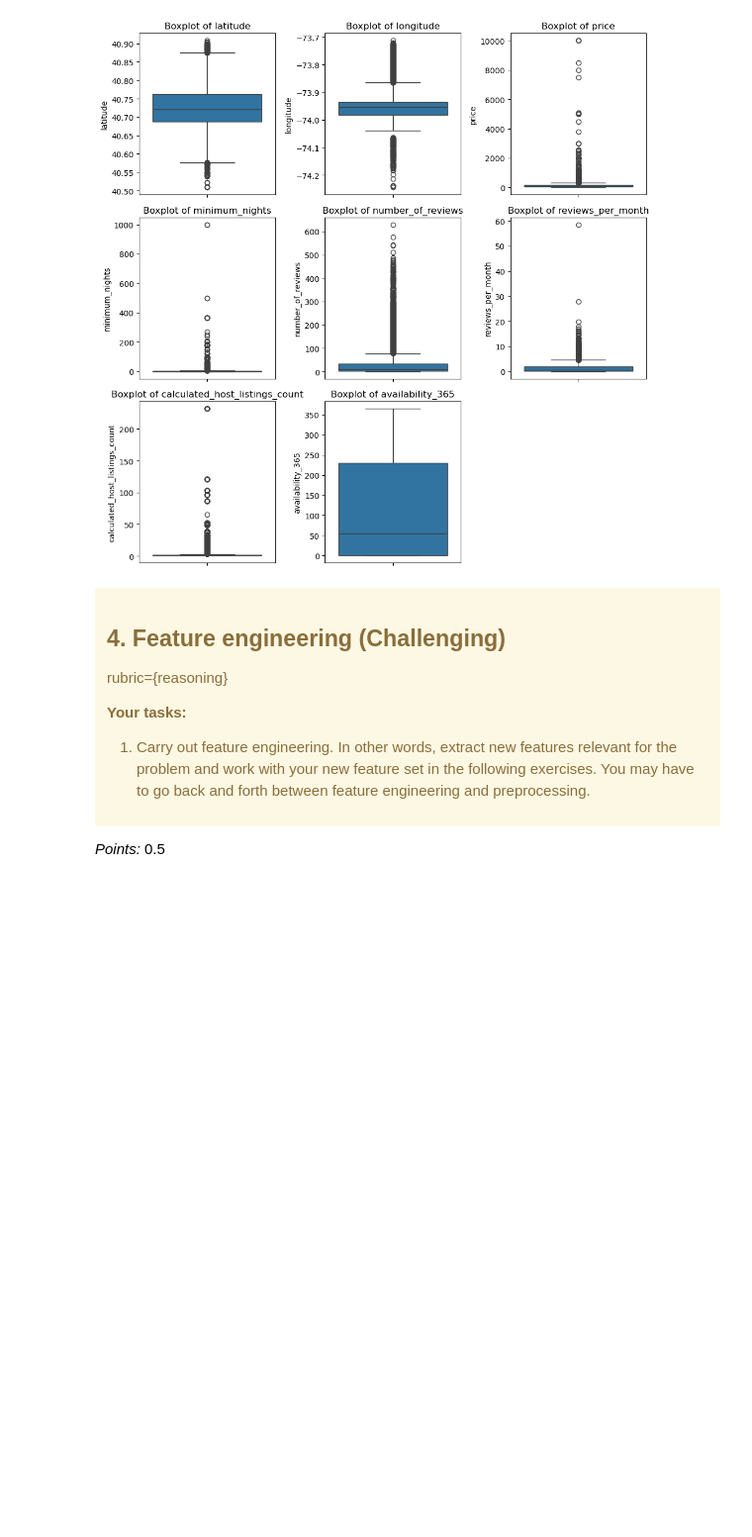
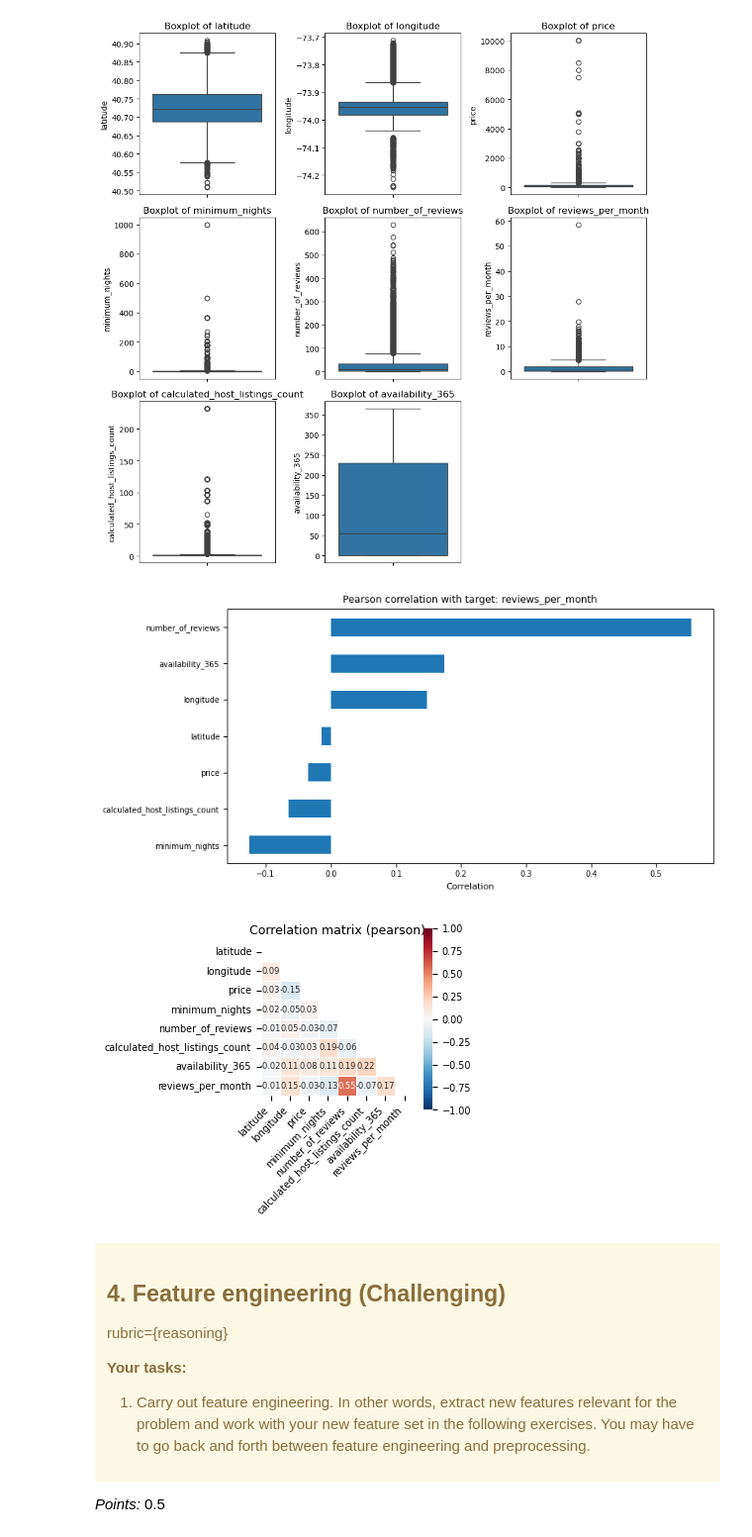
Before and after one commit to hpalafoxp/DSCI-573-Lab4, a Jupyter notebook: lab4.ipynb, the cells around one changed output. Shown at 99% size. Drawn from its saved outputs; the diff is of its cells as text; code cells hidden in the pictures; blank space fills up the shorter version.

```diff
--- a/lab4.ipynb
+++ b/lab4.ipynb
@@ -425,6 +431,57 @@ plt.tight_layout()
 plt.show()
 # %% [output]
 [figure]
+# %%
+plt.rcParams.update({
+    "font.size": 8,
+    "axes.titlesize": 9,
+    "axes.labelsize": 8,
+    "xtick.labelsize": 7,
+    "ytick.labelsize": 7,
+})
+
+num_cols = df_train.select_dtypes(include="number").columns.tolist()
+cont_cols = [c for c in num_cols if c != TARGET]
+
+method = "pearson"
+
+corr_df = df_train[cont_cols + [TARGET]].corr(method=method)
+
+feat_corr = corr_df[TARGET].drop(TARGET).sort_values()
+
+plt.figure(figsize=(8, max(4, 0.28 * len(feat_corr))))
+feat_corr.plot(kind="barh")
+plt.title(f"{method.title()} correlation with target: {TARGET}", fontsize=9)
+plt.xlabel("Correlation", fontsize=8)
+plt.yticks(fontsize=7)
+plt.xticks(fontsize=7)
+plt.tight_layout()
+plt.show()
+
+mask = np.triu(np.ones_like(corr_df, dtype=bool))
+
+plt.figure(figsize=(1 + 0.35 * len(corr_df.columns), 1 + 0.35 * len(corr_df.columns)))
+sns.heatmap(
+    corr_df,
+    mask=mask,
+    center=0,
+    vmin=-1, vmax=1,
+    cmap="RdBu_r",
+    square=True,
+    linewidths=0.5,
+    annot=True,
+    fmt=".2f",
+    annot_kws={"size": 6},
+    cbar_kws={"shrink": 0.7}
+)
+plt.title(f"Correlation matrix ({method})", fontsize=9)
+plt.xticks(fontsize=7, rotation=45, ha="right")
+plt.yticks(fontsize=7)
+plt.tight_layout()
+plt.show()
+# %% [output]
+[figure, added]
+[figure, added]
 # %% [markdown]
 <!-- END QUESTION -->
 
```
Also changed, not shown: parts of 25 cells of this notebook, 2 other files.
